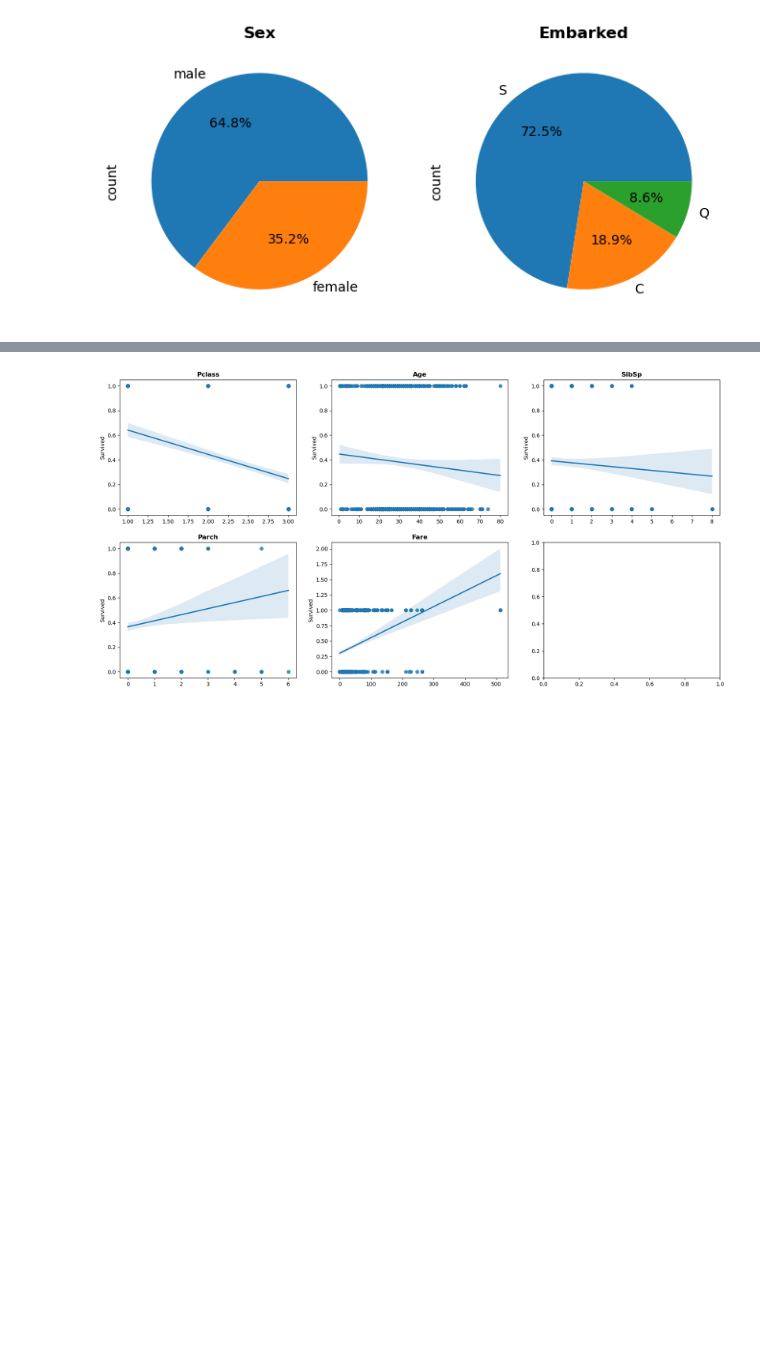
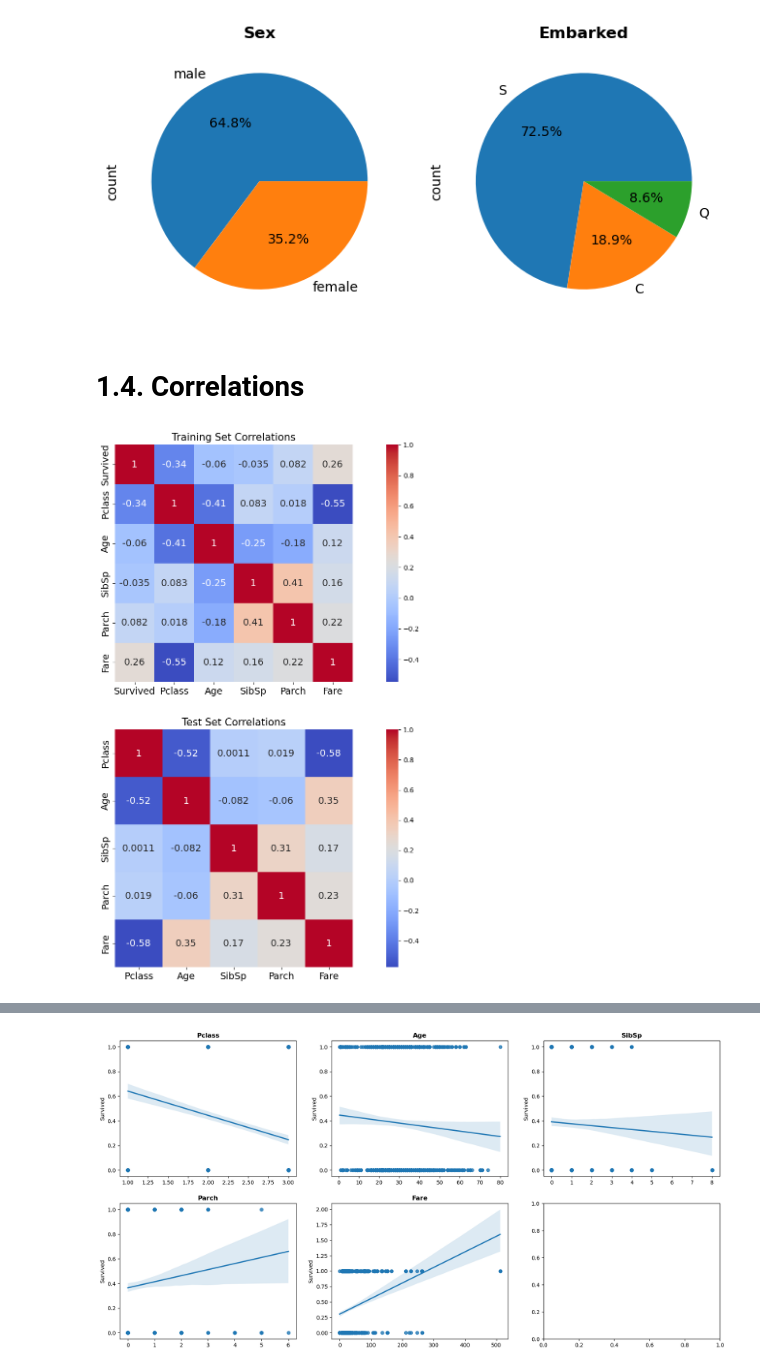
Before and after one commit to kkudzelich/passenger-survival, a Jupyter notebook: titanic_kaggle.ipynb, the cells around one changed output, grey strips where cells are left out. Saved outputs shown, nothing was run; the diff lists cells and outputs as text; code cells hidden in the pictures; blank space fills up the shorter version.

```diff
--- a/titanic_kaggle.ipynb
+++ b/titanic_kaggle.ipynb
@@ -210,3 +238,22 @@ axis[1].set_title('Embarked', fontweight='bold')
 plt.show()
 # %% [output]
 [figure]
+# %% [markdown]
+# 1.4. Correlations
+# %%
+# create heatmaps
+fig, axs = plt.subplots(nrows=2, figsize=(18, 14))
+
+sns.heatmap(train_data.drop(columns=categorical_features).corr(), ax=axs[0], annot=True, square=True, cmap='coolwarm', annot_kws={'size': 14})
+sns.heatmap(test_data.drop(columns=categorical_features).corr(), ax=axs[1], annot=True, square=True, cmap='coolwarm', annot_kws={'size': 14})
+
+for i in range(2):
+    axs[i].tick_params(axis='x', labelsize=14)
+    axs[i].tick_params(axis='y', labelsize=14)
+
+axs[0].set_title('Training Set Correlations', size=15)
+axs[1].set_title('Test Set Correlations', size=15)
+
+plt.show()
+# %% [output]
+[figure, added]
```
Also changed, not shown: parts of 24 cells of this notebook.
